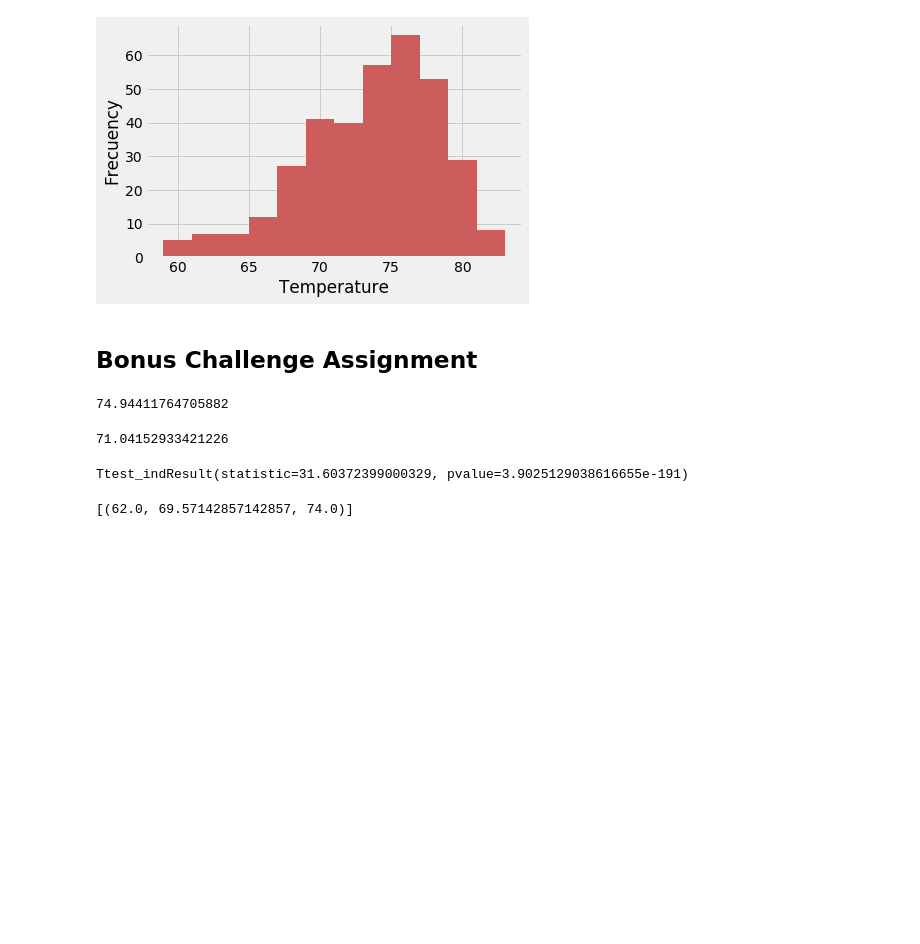
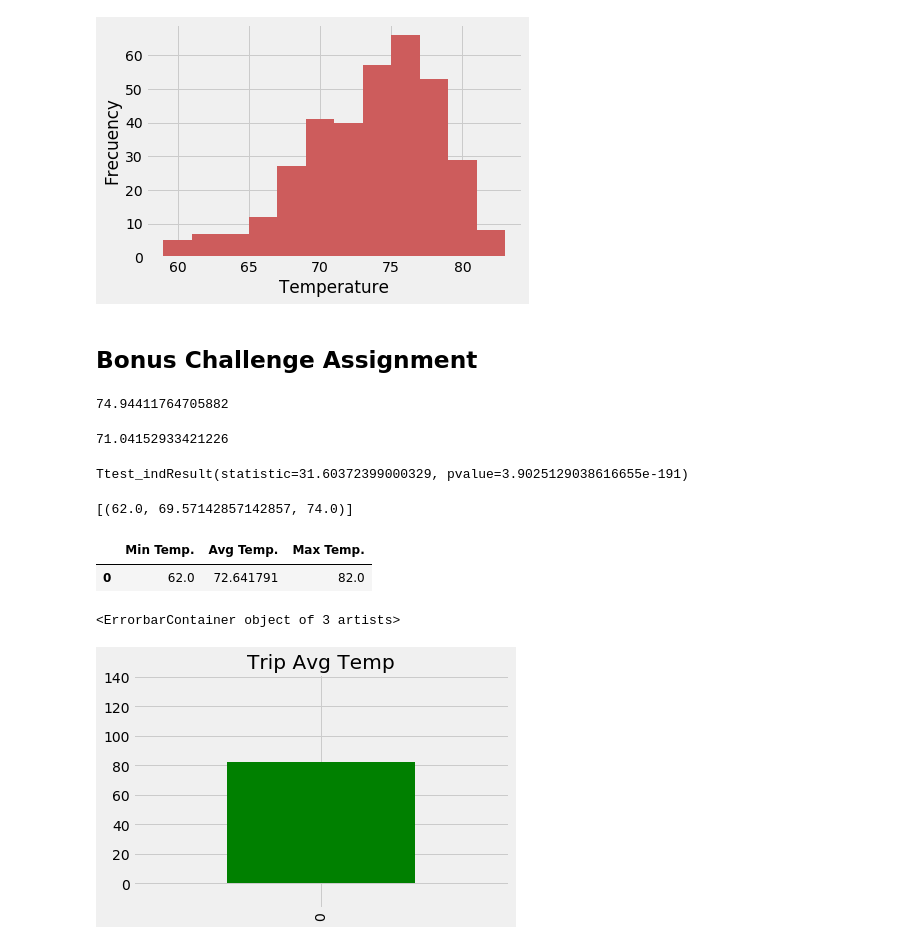
Before and after one commit to manuelamc14/climate-analysis-sqlalchemy, a Jupyter notebook: climate_starter.ipynb, the cells around one changed output. Saved outputs shown, nothing was run; the diff lists cells and outputs as text; code cells hidden in the pictures; blank space fills up the shorter version.

```diff
--- a/climate_starter.ipynb
+++ b/climate_starter.ipynb
@@ -240,11 +335,30 @@ print(calc_temps('2012-02-28', '2012-03-05'))
 # %%
 # Use your previous function `calc_temps` to calculate the tmin, tavg, and tmax
 # for your trip using the previous year's data for those same dates.
+trip_temperature = calc_temps('2015-12-14', '2016-01-05')
+
+#Store the information in a data frame
+trip_temp_df = pd.DataFrame(trip_temperature, columns=["Min Temp.", "Avg Temp.", "Max Temp."])
+trip_temp_df
+# %% [output]
+|  | Min Temp. | Avg Temp. | Max Temp. |
+| 0 | 62.0 | 72.641791 | 82.0 |
 # %%
 # Plot the results from your previous query as a bar chart.
+max_temperature = trip_temp_df["Max Temp."]
+temp_chart = max_temperature.plot(kind="bar", color="g")
 # Use "Trip Avg Temp" as your Title
+plt.title("Trip Avg Temp")
 # Use the average temperature for the y value
+y = trip_temp_df["Avg Temp."]
 # Use the peak-to-peak (tmax-tmin) value as the y error bar (yerr)
+yerrormax = max_temperature
+yerrormin = trip_temp_df["Min Temp."]
+yerror= [yerrormax, yerrormin]
+plt.errorbar(max_temperatrue,y,yerr=yerror)
+# %% [output]
+<ErrorbarContainer object of 3 artists>
+[figure, added]
 # %%
 # Calculate the total amount of rainfall per weather station for your trip dates using the previous year's matching dates.
 # Sort this in descending order by precipitation amount and list the station, name, latitude, longitude, and elevation
```
Also changed, not shown: parts of 7 cells of this notebook.
